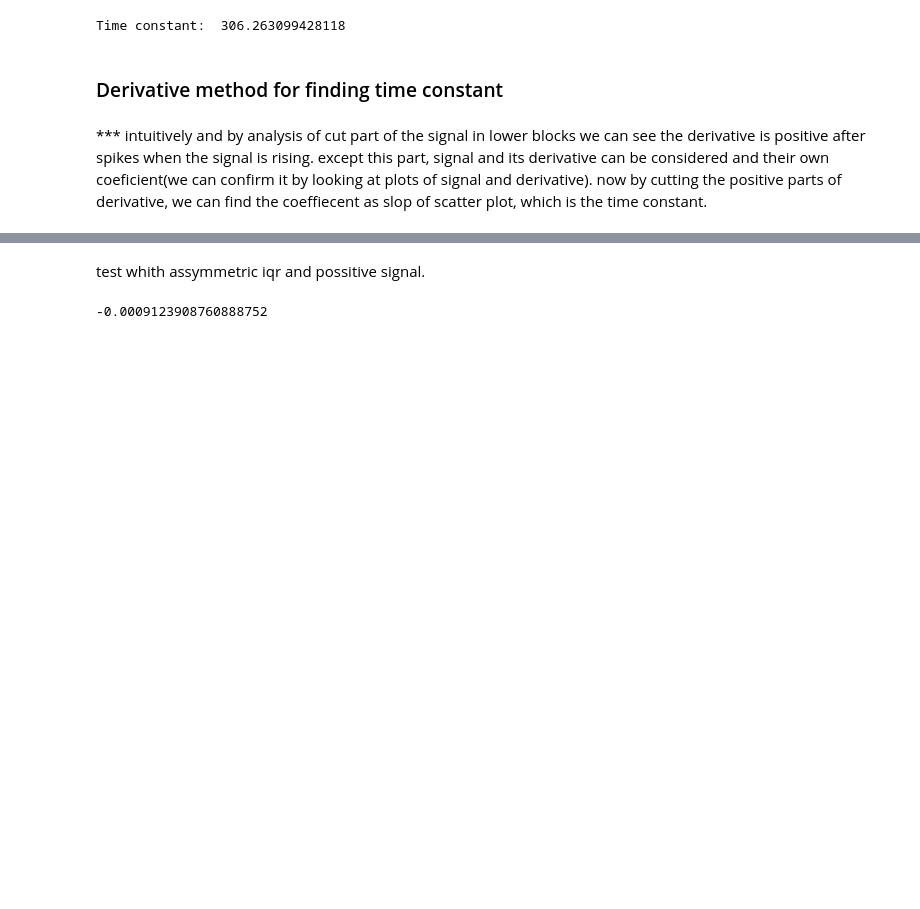
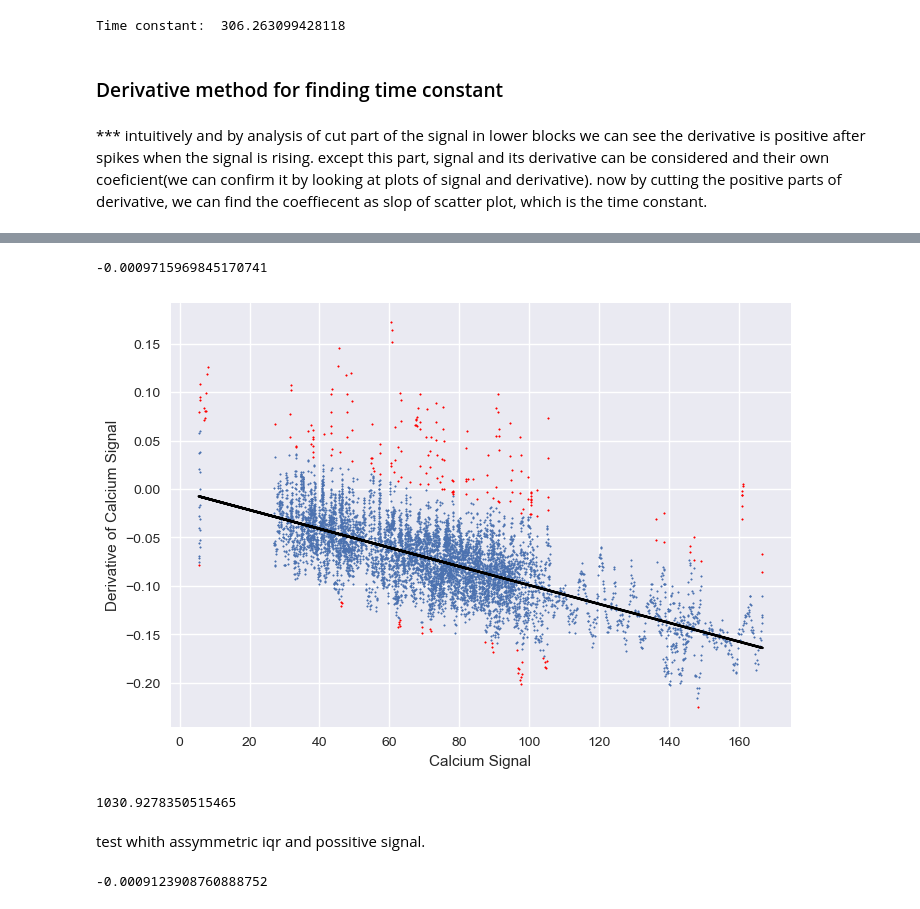
Before and after one commit to mjoudy/Calcium---AR, a Jupyter notebook: pre-processing-for-stefan.ipynb, the cells around one changed output, grey strips where cells are left out. Drawn from its saved outputs; the diff is of its cells as text; code cells hidden in the pictures; blank space fills up the shorter version.

```diff
--- a/pre-processing-for-stefan.ipynb
+++ b/pre-processing-for-stefan.ipynb
@@ -515,3 +527,12 @@ plt.plot(30*deriv_cut)
+# %%
+kef.iqr_outlier(signal_cut, deriv_cut, do_plot=True)
+# %% [output]
+-0.0009715969845170741
+[figure, added]
+# %%
+100000/97
+# %% [output]
+1030.9278350515465
 # %% [markdown]
 test whith assymmetric iqr and possitive signal.
 # %%
```
Also changed, not shown: parts of 6 cells of this notebook.
